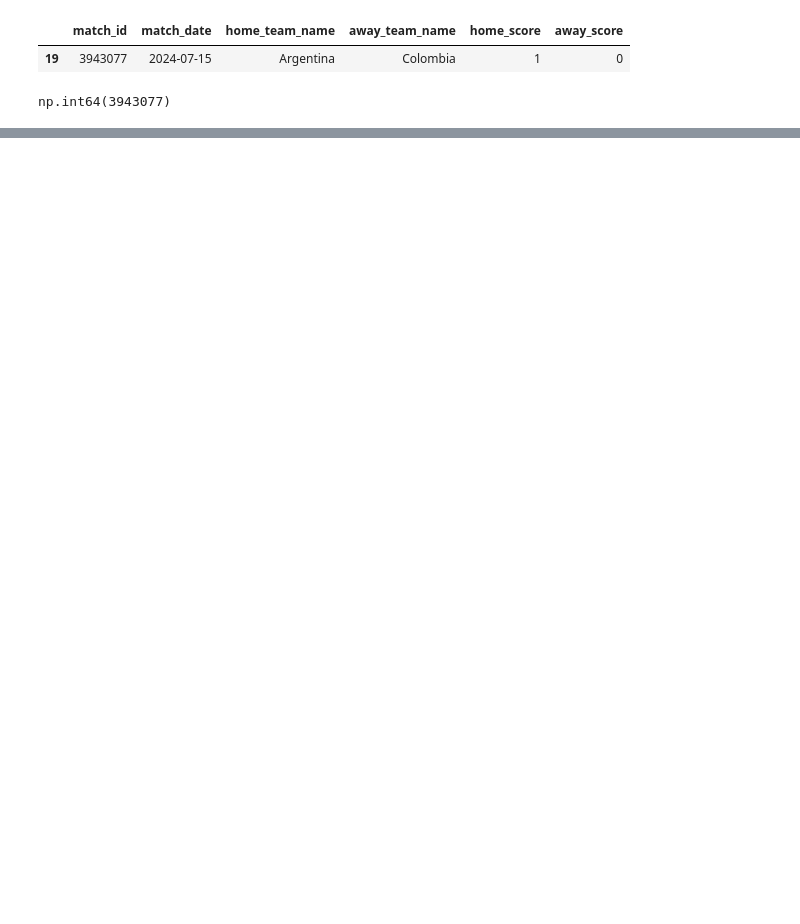
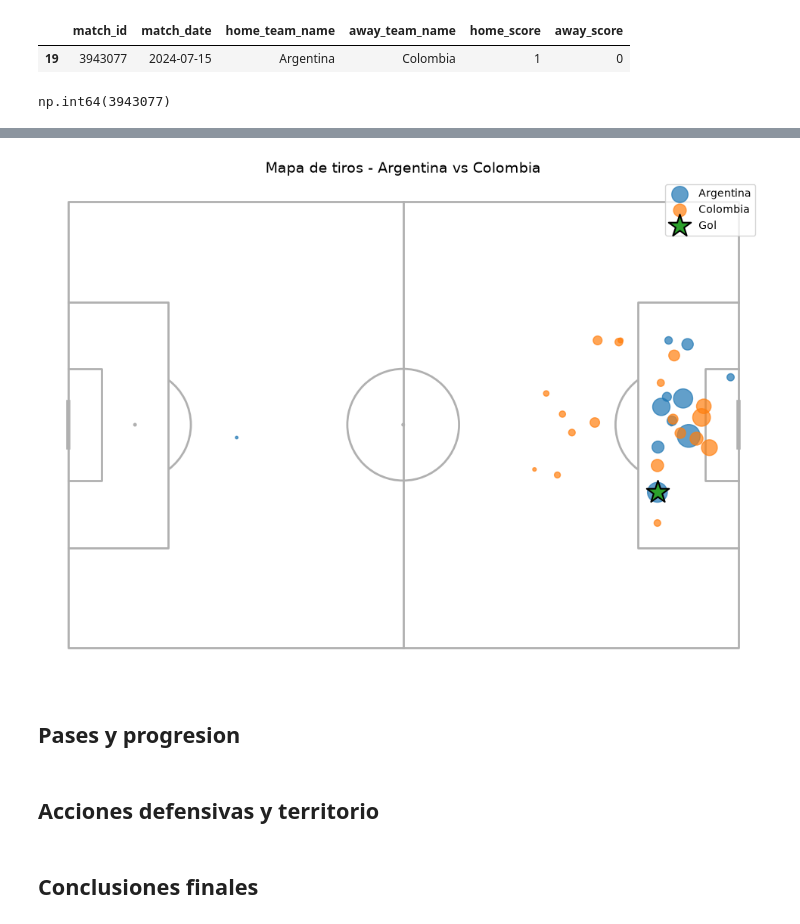
Before and after one commit to manupardo29/football-match-analysis, a Jupyter notebook: notebooks/01_primer_analisis.ipynb, the cells around one changed output, grey strips where cells are left out. Drawn from its saved outputs; the diff is of its cells as text; code cells hidden in the pictures; blank space fills up the shorter version.

```diff
--- a/notebooks/01_primer_analisis.ipynb
+++ b/notebooks/01_primer_analisis.ipynb
@@ -243,0 +309,66 @@ resumen_tiros
+# %%
+tiros_argentina = df_tiros_limpio[
+    df_tiros_limpio["team.name"] == "Argentina"
+].copy()
+
+tiros_colombia = df_tiros_limpio[
+    df_tiros_limpio["team.name"] == "Colombia"
+].copy()
+
+df_goles = df_tiros_limpio[
+    df_tiros_limpio["shot.outcome.name"] == "Goal"
+].copy()
+# %%
+pitch = Pitch(
+    pitch_type="statsbomb",
+    axis=False,
+    label=False
+)
+
+fig, ax = pitch.draw(figsize=(10, 7))
+
+pitch.scatter(
+    tiros_argentina["x"],
+    tiros_argentina["y"],
+    s=tiros_argentina["shot.statsbomb_xg"] * 1800,
+    alpha=0.7,
+    label="Argentina",
+    ax=ax
+)
+
+pitch.scatter(
+    tiros_colombia["x"],
+    tiros_colombia["y"],
+    s=tiros_colombia["shot.statsbomb_xg"] * 1800,
+    alpha=0.7,
+    label="Colombia",
+    ax=ax
+)
+
+pitch.scatter(
+    df_goles["x"],
+    df_goles["y"],
+    s=df_goles["shot.statsbomb_xg"] * 2500,
+    marker="*",
+    edgecolors="black",
+    linewidth=1.5,
+    label="Gol",
+    ax=ax
+)
+
+ax.set_title(
+    "Mapa de tiros - Argentina vs Colombia",
+    fontsize=14
+)
+
+ax.legend()
+
+plt.show()
+# %% [output]
+[figure, added]
+# %% [markdown]
+## Pases y progresion
+# %% [markdown]
+## Acciones defensivas y territorio
+# %% [markdown]
+## Conclusiones finales
```
Also changed, not shown: parts of 44 cells of this notebook.
